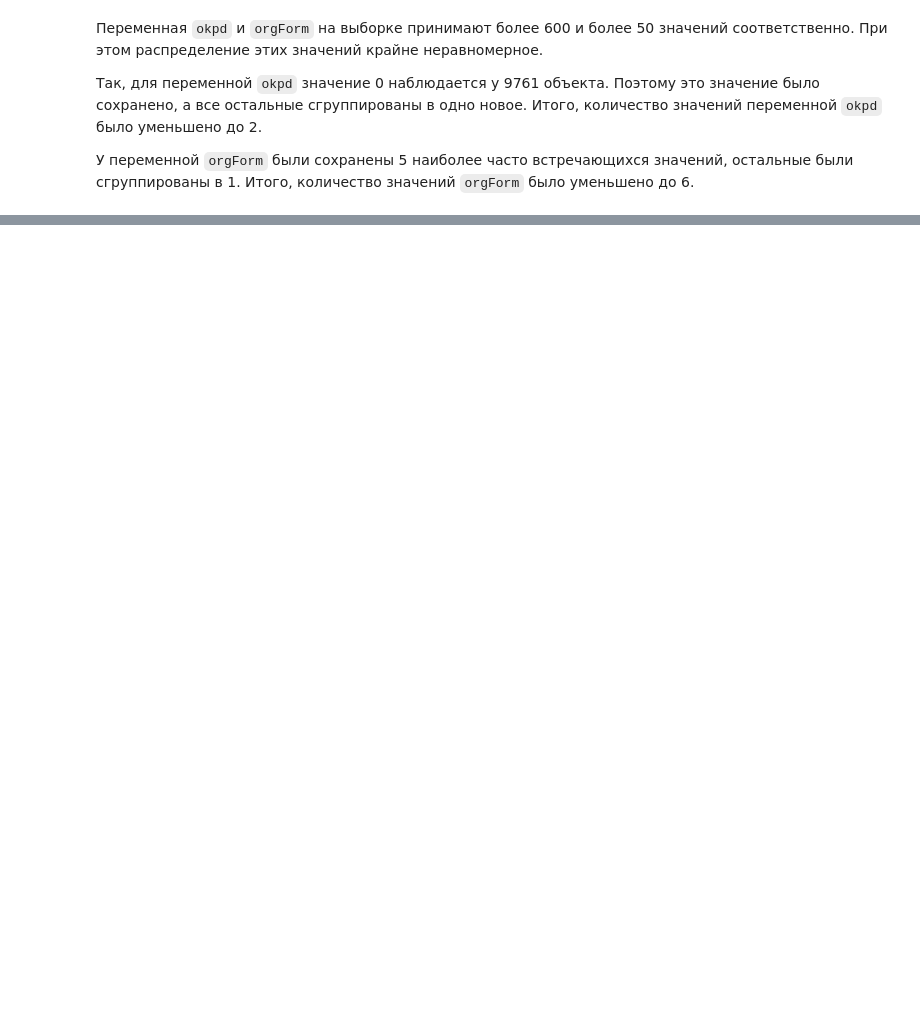
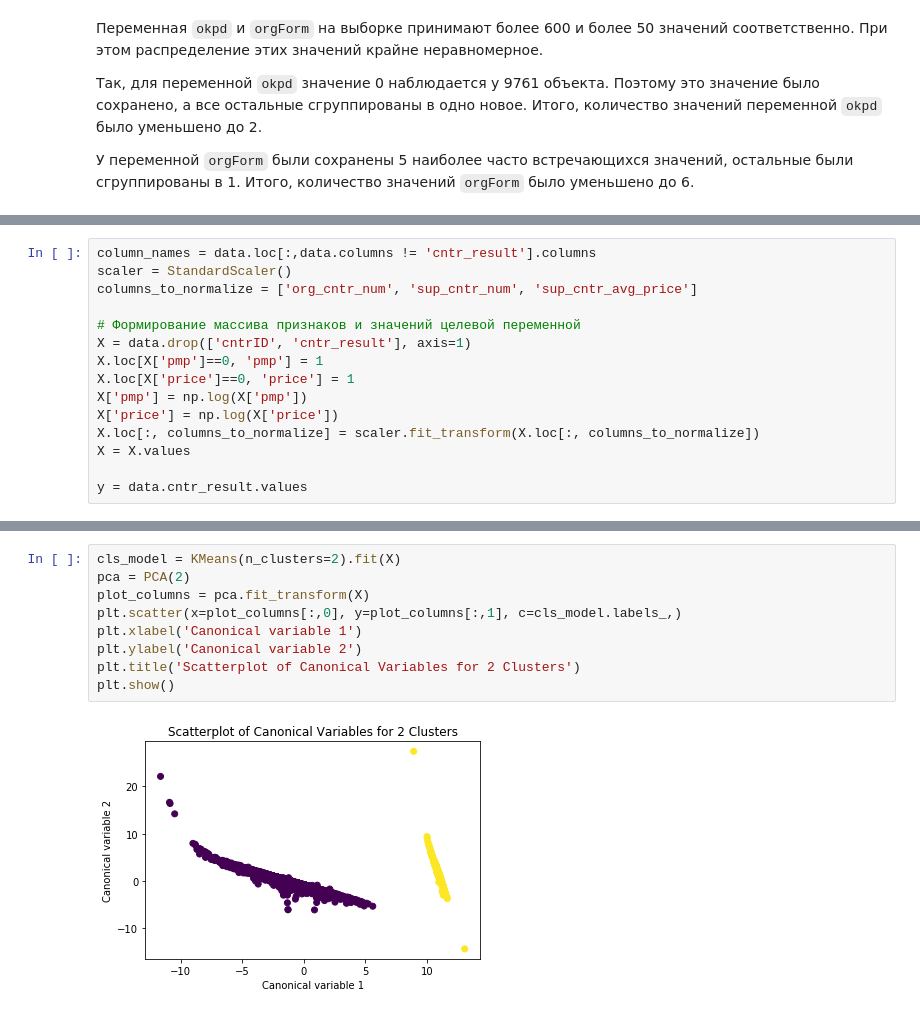
Before and after one commit to DmitryEliseev/diploma-project-2018, a Jupyter notebook: machine-learning/S2-LR_SVC_GB.ipynb, the cells around one changed output, grey strips where cells are left out. Cells and saved outputs as stored; diff of their text form; blank space fills up the shorter version.

```diff
--- a/machine-learning/S2-LR_SVC_GB.ipynb
+++ b/machine-learning/S2-LR_SVC_GB.ipynb
@@ -484,0 +113,15 @@ export_dataset()
+# %%
+column_names = data.loc[:,data.columns != 'cntr_result'].columns
+scaler = StandardScaler()
+columns_to_normalize = ['org_cntr_num', 'sup_cntr_num', 'sup_cntr_avg_price']
+
+# Формирование массива признаков и значений целевой переменной
+X = data.drop(['cntrID', 'cntr_result'], axis=1)
+X.loc[X['pmp']==0, 'pmp'] = 1
+X.loc[X['price']==0, 'price'] = 1
+X['pmp'] = np.log(X['pmp'])
+X['price'] = np.log(X['price'])
+X.loc[:, columns_to_normalize] = scaler.fit_transform(X.loc[:, columns_to_normalize])
+X = X.values
+
+y = data.cntr_result.values
@@ -484,0 +430,11 @@ export_dataset()
+# %%
+cls_model = KMeans(n_clusters=2).fit(X)
+pca = PCA(2)
+plot_columns = pca.fit_transform(X)
+plt.scatter(x=plot_columns[:,0], y=plot_columns[:,1], c=cls_model.labels_,)
+plt.xlabel('Canonical variable 1')
+plt.ylabel('Canonical variable 2')
+plt.title('Scatterplot of Canonical Variables for 2 Clusters')
+plt.show()
+# %% [output]
+[figure, added]
```
Also changed, not shown: parts of 74 cells of this notebook, 5 other files.
